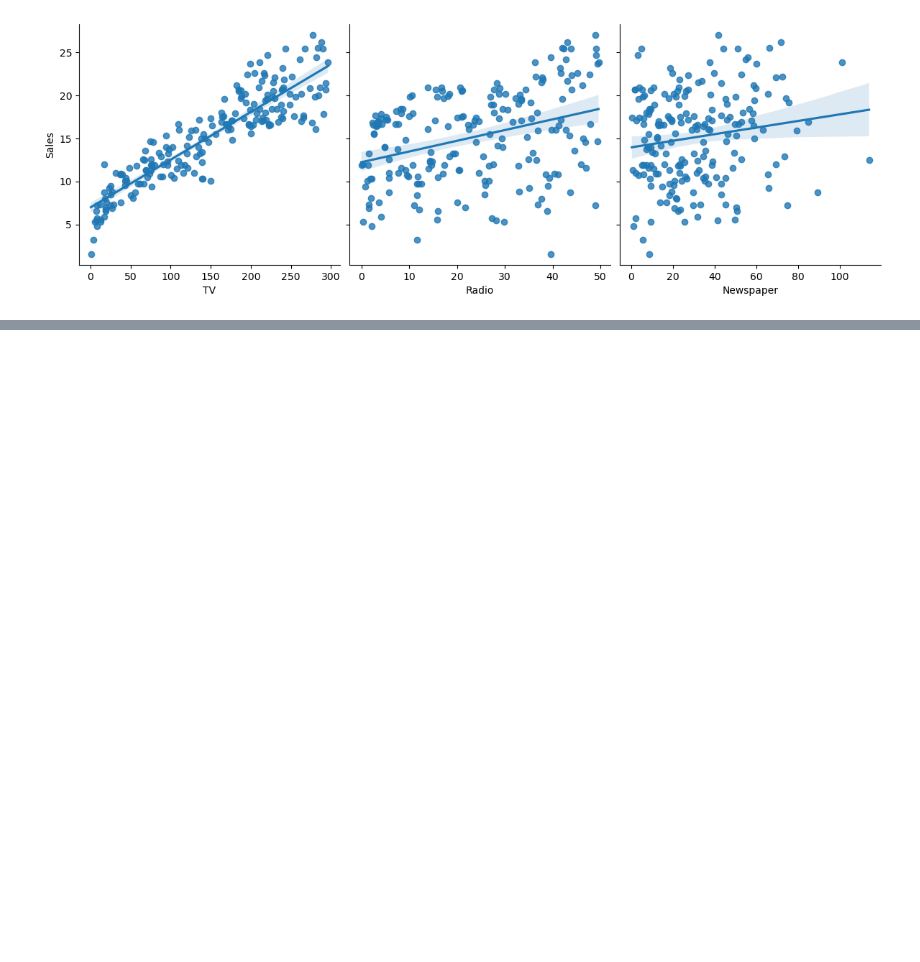
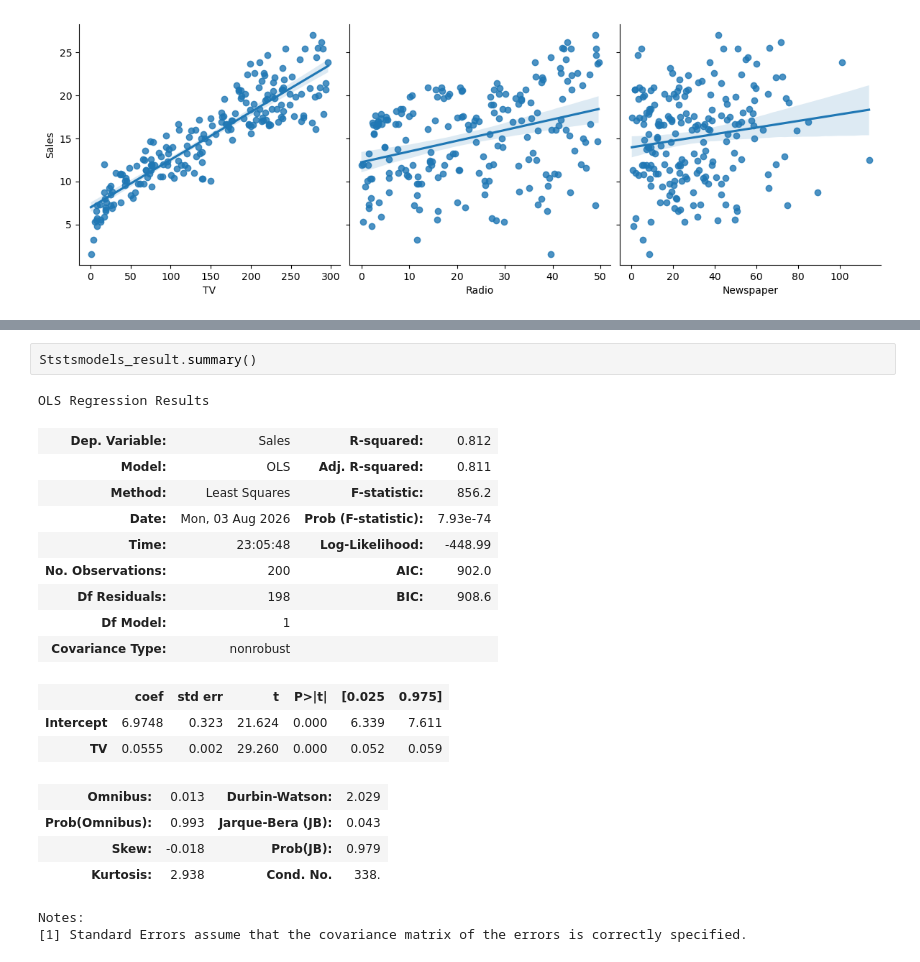
Before and after one commit to ashu4u007/ML_projects, a Jupyter notebook: LinearRegg_model.ipynb, the cells around one changed output, grey strips where cells are left out. Cells and saved outputs as stored; diff of their text form; blank space fills up the shorter version.

```diff
--- a/LinearRegg_model.ipynb
+++ b/LinearRegg_model.ipynb
@@ -136,0 +153,22 @@ Ststsmodels_residual =
+# %%
+Ststsmodels_result.summary()
+# %% [output]
+OLS Regression Results
+| Dep. Variable: | Sales | R-squared: | 0.812 |
+| Model: | OLS | Adj. R-squared: | 0.811 |
+| Method: | Least Squares | F-statistic: | 856.2 |
+| Date: | Mon, 03 Aug 2026 | Prob (F-statistic): | 7.93e-74 |
+| Time: | 23:05:48 | Log-Likelihood: | -448.99 |
+| No. Observations: | 200 | AIC: | 902.0 |
+| Df Residuals: | 198 | BIC: | 908.6 |
+| Df Model: | 1 |  |  |
+| Covariance Type: | nonrobust |  |  |
+|  | coef | std err | t | P>|t| | [0.025 | 0.975] |
+| Intercept | 6.9748 | 0.323 | 21.624 | 0.000 | 6.339 | 7.611 |
+| TV | 0.0555 | 0.002 | 29.260 | 0.000 | 0.052 | 0.059 |
+| Omnibus: | 0.013 | Durbin-Watson: | 2.029 |
+| Prob(Omnibus): | 0.993 | Jarque-Bera (JB): | 0.043 |
+| Skew: | -0.018 | Prob(JB): | 0.979 |
+| Kurtosis: | 2.938 | Cond. No. | 338. |
+Notes:
+[1] Standard Errors assume that the covariance matrix of the errors is correctly specified.
```
Also changed, not shown: parts of 3 cells of this notebook.
